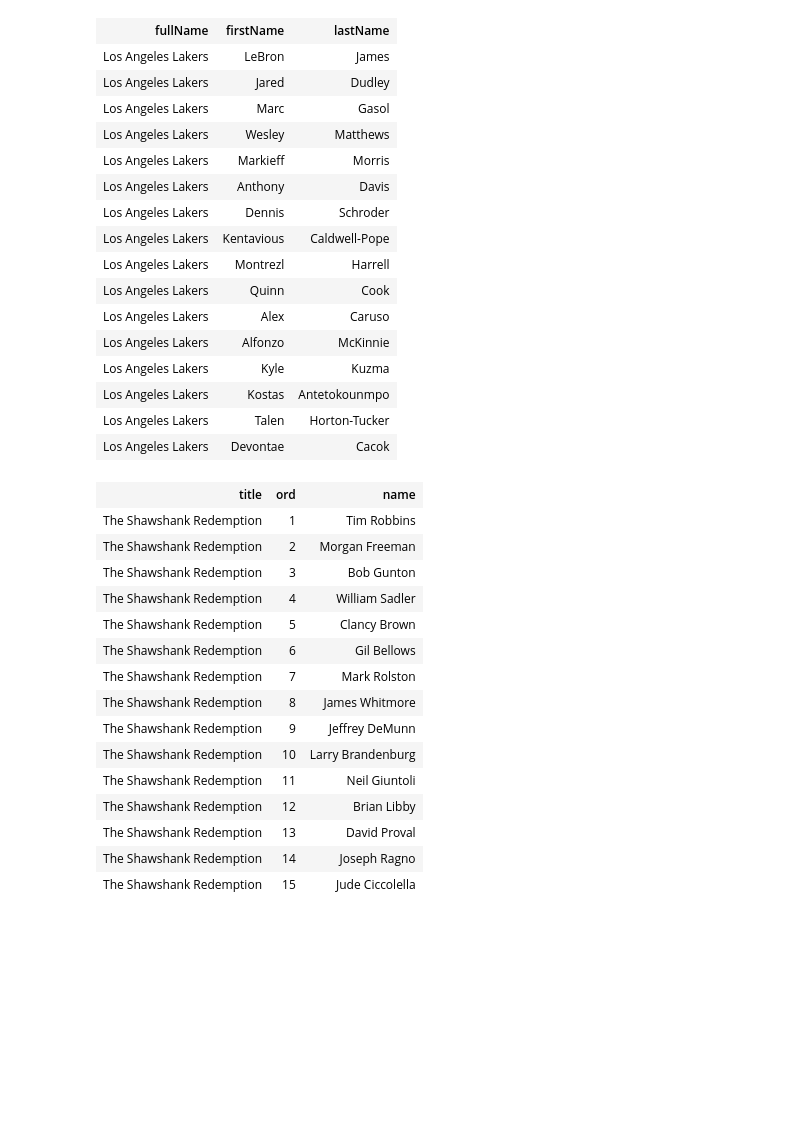
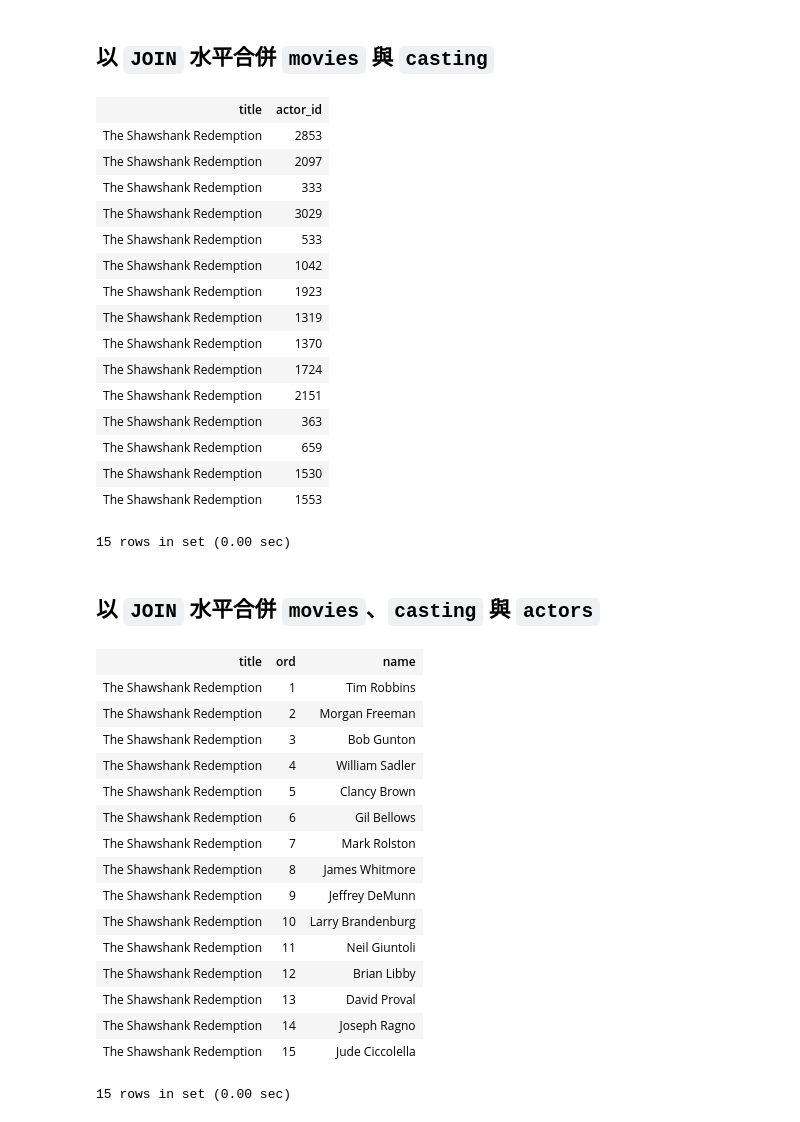
Before and after one commit to datainpoint/classroom-hahow-sqlfifty, a Jupyter notebook: 11-union-join/lecture.ipynb, the cells around one changed output. Cells and saved outputs as stored; diff of their text form; code cells hidden in the pictures; blank space fills up the shorter version.

```diff
--- a/11-union-join/lecture.ipynb
+++ b/11-union-join/lecture.ipynb
@@ -166,39 +213,40 @@ SELECT left_table.column_name,
+# %% [markdown]
+## 以 `JOIN` 水平合併 `movies` 與 `casting`
 # %%
--- 使用 JOIN 敘述連結 players 與 teams 資料表的欄位
-SELECT teams.fullName,
-       players.firstName,
-       players.lastName
-  FROM teams
-  JOIN players
-    ON teams.teamId = players.teamId
- WHERE teams.nickname = 'Lakers';
+SELECT movies.title,
+       casting.actor_id
+  FROM movies  -- 左表格
+  JOIN casting -- 右表格
+    ON movies.id = casting.movie_id
+ WHERE movies.title = 'The Shawshank Redemption';
 # %% [output]
-| fullName | firstName | lastName |
-| Los Angeles Lakers | LeBron | James |
-| Los Angeles Lakers | Jared | Dudley |
-| Los Angeles Lakers | Marc | Gasol |
-| Los Angeles Lakers | Wesley | Matthews |
-| Los Angeles Lakers | Markieff | Morris |
-| Los Angeles Lakers | Anthony | Davis |
-| Los Angeles Lakers | Dennis | Schroder |
-| Los Angeles Lakers | Kentavious | Caldwell-Pope |
-| Los Angeles Lakers | Montrezl | Harrell |
-| Los Angeles Lakers | Quinn | Cook |
-| Los Angeles Lakers | Alex | Caruso |
-| Los Angeles Lakers | Alfonzo | McKinnie |
-| Los Angeles Lakers | Kyle | Kuzma |
-| Los Angeles Lakers | Kostas | Antetokounmpo |
-| Los Angeles Lakers | Talen | Horton-Tucker |
-| Los Angeles Lakers | Devontae | Cacok |
+| title | actor_id |
+| The Shawshank Redemption | 2853 |
+| The Shawshank Redemption | 2097 |
+| The Shawshank Redemption | 333 |
+| The Shawshank Redemption | 3029 |
+| The Shawshank Redemption | 533 |
+| The Shawshank Redemption | 1042 |
+| The Shawshank Redemption | 1923 |
+| The Shawshank Redemption | 1319 |
+| The Shawshank Redemption | 1370 |
+| The Shawshank Redemption | 1724 |
+| The Shawshank Redemption | 2151 |
+| The Shawshank Redemption | 363 |
+| The Shawshank Redemption | 659 |
+| The Shawshank Redemption | 1530 |
+| The Shawshank Redemption | 1553 |
+15 rows in set (0.00 sec)
+# %% [markdown]
+## 以 `JOIN` 水平合併 `movies`、`casting` 與 `actors`
 # %%
--- 使用 JOIN 敘述連結 top_rated_movies, casting 與 actors 資料表的欄位
 SELECT movies.title,
        casting.ord,
        actors.name
-  FROM top_rated_movies AS movies
-  JOIN casting
+  FROM movies   -- 左表格
+  JOIN casting  -- 右一表格
     ON movies.id = casting.movie_id
-  JOIN actors
+  JOIN actors   -- 右二表格
     ON casting.actor_id = actors.id
  WHERE movies.title = 'The Shawshank Redemption';
 # %% [output]
@@ -218,4 +266,5 @@ SELECT movies.title,
 | The Shawshank Redemption | 13 | David Proval |
 | The Shawshank Redemption | 14 | Joseph Ragno |
 | The Shawshank Redemption | 15 | Jude Ciccolella |
+15 rows in set (0.00 sec)
 # %% [markdown]
```
Also changed, not shown: parts of 47 cells of this notebook, 8 other files.
